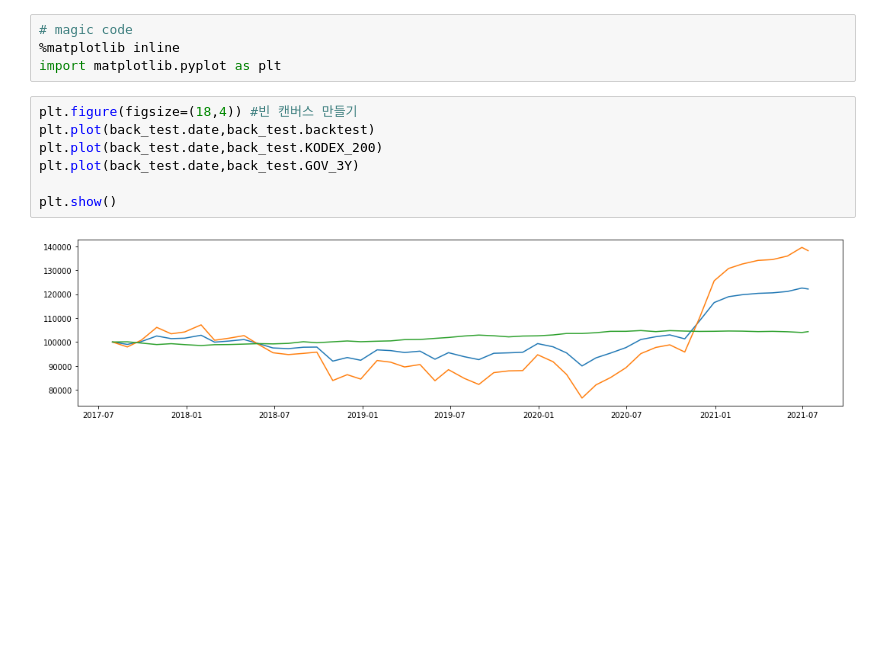
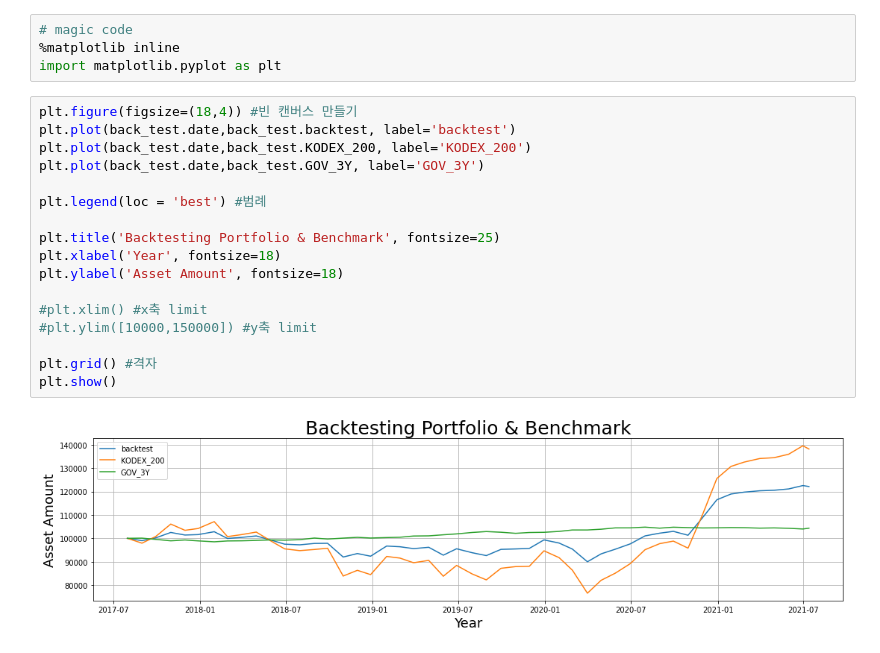
Before and after one commit to HoYoungChun/financial_data_analysis, a Jupyter notebook: Fixed_rate_investment.ipynb, the cells around one changed output. Drawn from its saved outputs; the diff is of its cells as text; blank space fills up the shorter version.

```diff
--- a/Fixed_rate_investment.ipynb
+++ b/Fixed_rate_investment.ipynb
@@ -132,10 +132,20 @@ back_test
 import matplotlib.pyplot as plt
 # %%
 plt.figure(figsize=(18,4)) #빈 캔버스 만들기
-plt.plot(back_test.date,back_test.backtest)
-plt.plot(back_test.date,back_test.KODEX_200)
-plt.plot(back_test.date,back_test.GOV_3Y)
+plt.plot(back_test.date,back_test.backtest, label='backtest')
+plt.plot(back_test.date,back_test.KODEX_200, label='KODEX_200')
+plt.plot(back_test.date,back_test.GOV_3Y, label='GOV_3Y')
 
+plt.legend(loc = 'best') #범례
+
+plt.title('Backtesting Portfolio & Benchmark', fontsize=25)
+plt.xlabel('Year', fontsize=18)
+plt.ylabel('Asset Amount', fontsize=18)
+
+#plt.xlim() #x축 limit
+#plt.ylim([10000,150000]) #y축 limit
+
+plt.grid() #격자
 plt.show()
 # %% [output]
-[figure, old version]
+[figure, new version]
```
